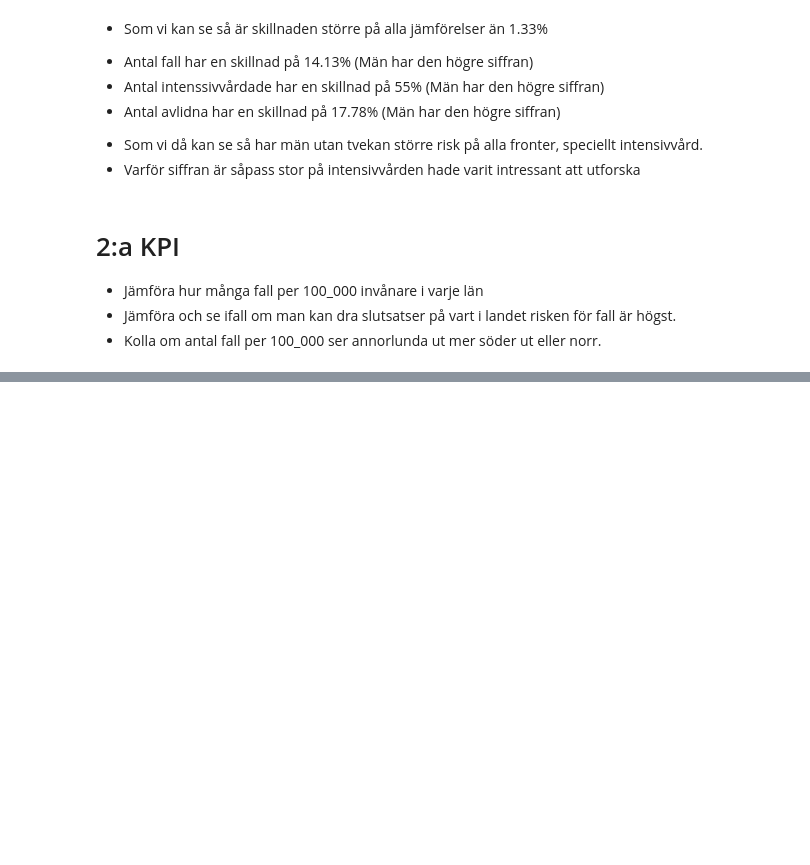
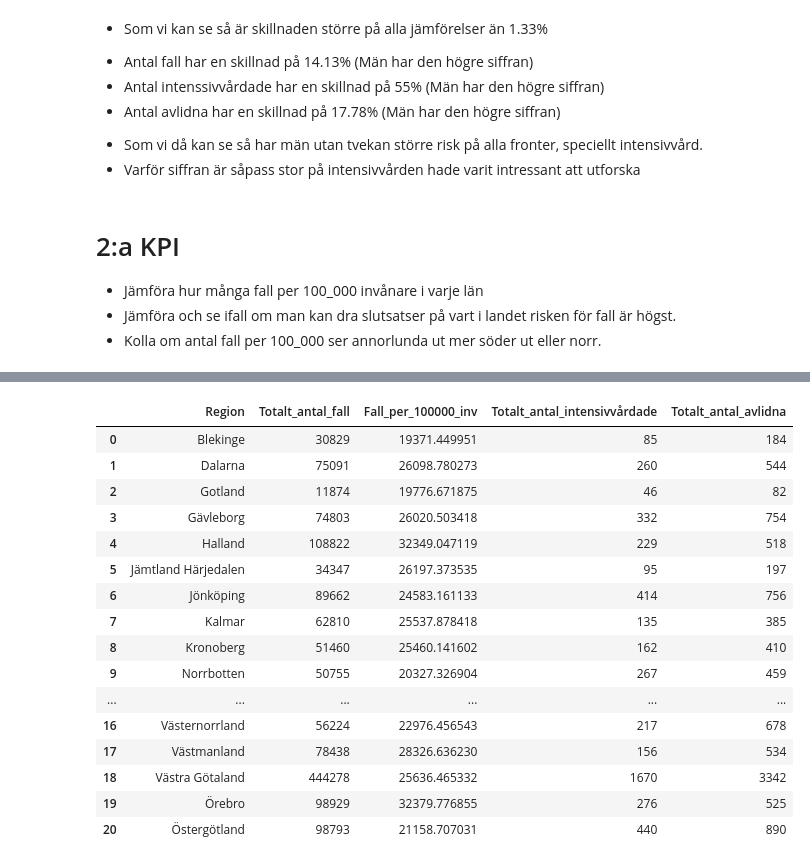
Before and after one commit to Danneftw1/Databehandling-Daniel-Nilsson, a Jupyter notebook: Labb_1/Labb.ipynb, the cells around one changed output, grey strips where cells are left out. Cells and saved outputs as stored; diff of their text form; code cells hidden in the pictures; blank space fills up the shorter version.

```diff
--- a/Labb_1/Labb.ipynb
+++ b/Labb_1/Labb.ipynb
@@ -302,6 +302,6 @@ fig.show()
 import json
 import numpy as np
 df_region = pd.read_excel("../Data/Covid19.xlsx", sheet_name="Totalt antal per region")
-with open("../Data/swedish_regions.geojson.txt") as f: # needed to download a freely available json file in order to map out the different provinces
-    regioner = json.load(f)
+ # needed to download a freely available json file in order to map out the different provinces
+
 #df_region.insert(1, "id", np.arange(21), True) # inserted a new row that id's the different provinces outwise it can't be mapped
@@ -327,0 +334,15 @@ jdata
+# %%
+region_id_map = {}
+sorted_id_map = []
+
+for feature in jdata["features"]:
+    feature["id"] = feature["properties"]["l_id"]
+    region_id_map[feature["properties"]["name"]] = feature["id"]
+
+df_region['id'] = df_region['Region'].apply(lambda x : region_id_map[x])
+# %%
+
+for value in sorted(region_id_map.items(), key=lambda x: x[0]):
+    sorted_id_map.append(value)
+
+df_region['id'] = df_region['Region'].apply(lambda x : region_id_map[x])
@@ -394,0 +373,20 @@ fig.update_layout(margin={"r":0,"t":0,"l":0,"b":0})
+# %%
+df_region
+# %% [output]
+|  | Region | Totalt_antal_fall | Fall_per_100000_inv | Totalt_antal_intensivvårdade | Totalt_antal_avlidna |
+| 0 | Blekinge | 30829 | 19371.449951 | 85 | 184 |
+| 1 | Dalarna | 75091 | 26098.780273 | 260 | 544 |
+| 2 | Gotland | 11874 | 19776.671875 | 46 | 82 |
+| 3 | Gävleborg | 74803 | 26020.503418 | 332 | 754 |
+| 4 | Halland | 108822 | 32349.047119 | 229 | 518 |
+| 5 | Jämtland Härjedalen | 34347 | 26197.373535 | 95 | 197 |
+| 6 | Jönköping | 89662 | 24583.161133 | 414 | 756 |
+| 7 | Kalmar | 62810 | 25537.878418 | 135 | 385 |
+| 8 | Kronoberg | 51460 | 25460.141602 | 162 | 410 |
+| 9 | Norrbotten | 50755 | 20327.326904 | 267 | 459 |
+| ... | ... | ... | ... | ... | ... |
+| 16 | Västernorrland | 56224 | 22976.456543 | 217 | 678 |
+| 17 | Västmanland | 78438 | 28326.636230 | 156 | 534 |
+| 18 | Västra Götaland | 444278 | 25636.465332 | 1670 | 3342 |
+| 19 | Örebro | 98929 | 32379.776855 | 276 | 525 |
+| 20 | Östergötland | 98793 | 21158.707031 | 440 | 890 |
```
Also changed, not shown: parts of 8 cells of this notebook, 4 other files.
